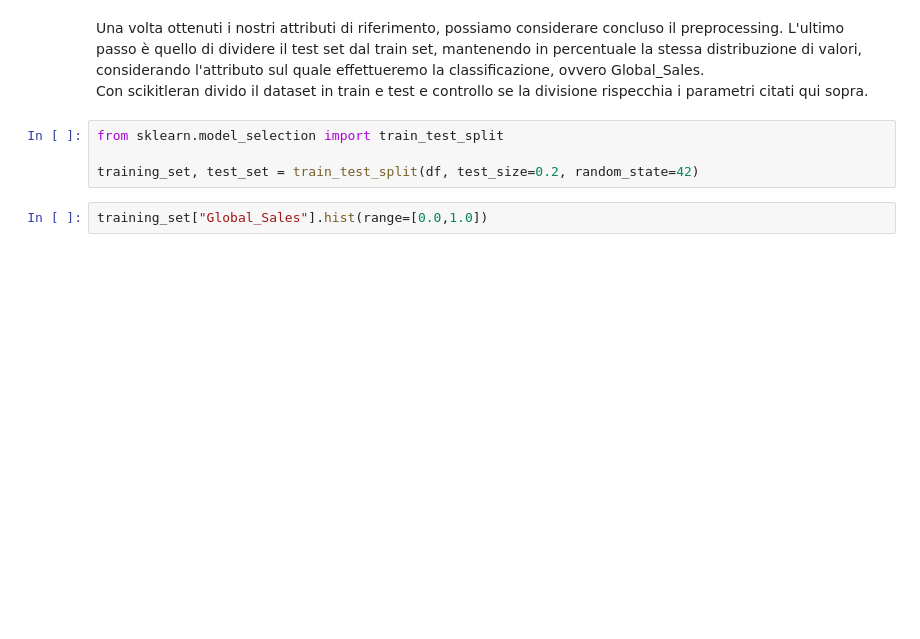
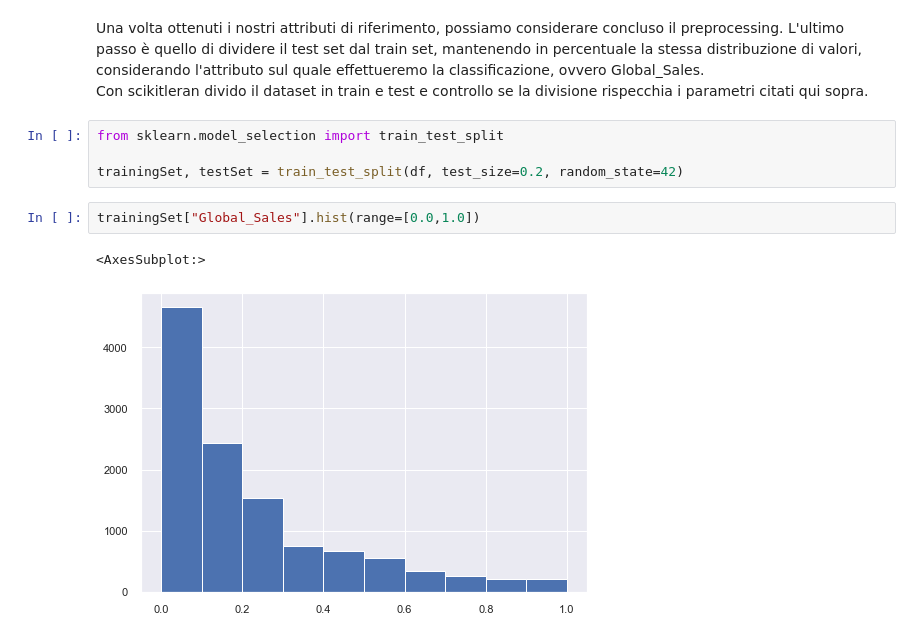
Before and after one commit to SimoneeBr/dm-project, a Jupyter notebook: Progetto_Game_Sales.ipynb, the cells around one changed output. Cells and saved outputs as stored; diff of their text form; blank space fills up the shorter version.

```diff
--- a/Progetto_Game_Sales.ipynb
+++ b/Progetto_Game_Sales.ipynb
@@ -358,7 +373,10 @@ Con scikitleran divido il dataset in train e test e controllo se la divisione ri
 # %%
 from sklearn.model_selection import train_test_split
 
-training_set, test_set = train_test_split(df, test_size=0.2, random_state=42)
+trainingSet, testSet = train_test_split(df, test_size=0.2, random_state=42)
 # %%
-training_set["Global_Sales"].hist(range=[0.0,1.0])
+trainingSet["Global_Sales"].hist(range=[0.0,1.0])
+# %% [output]
+<AxesSubplot:>
+[figure, added]
 # %%
```
Also changed, not shown: parts of 12 cells of this notebook, 1 other file.
